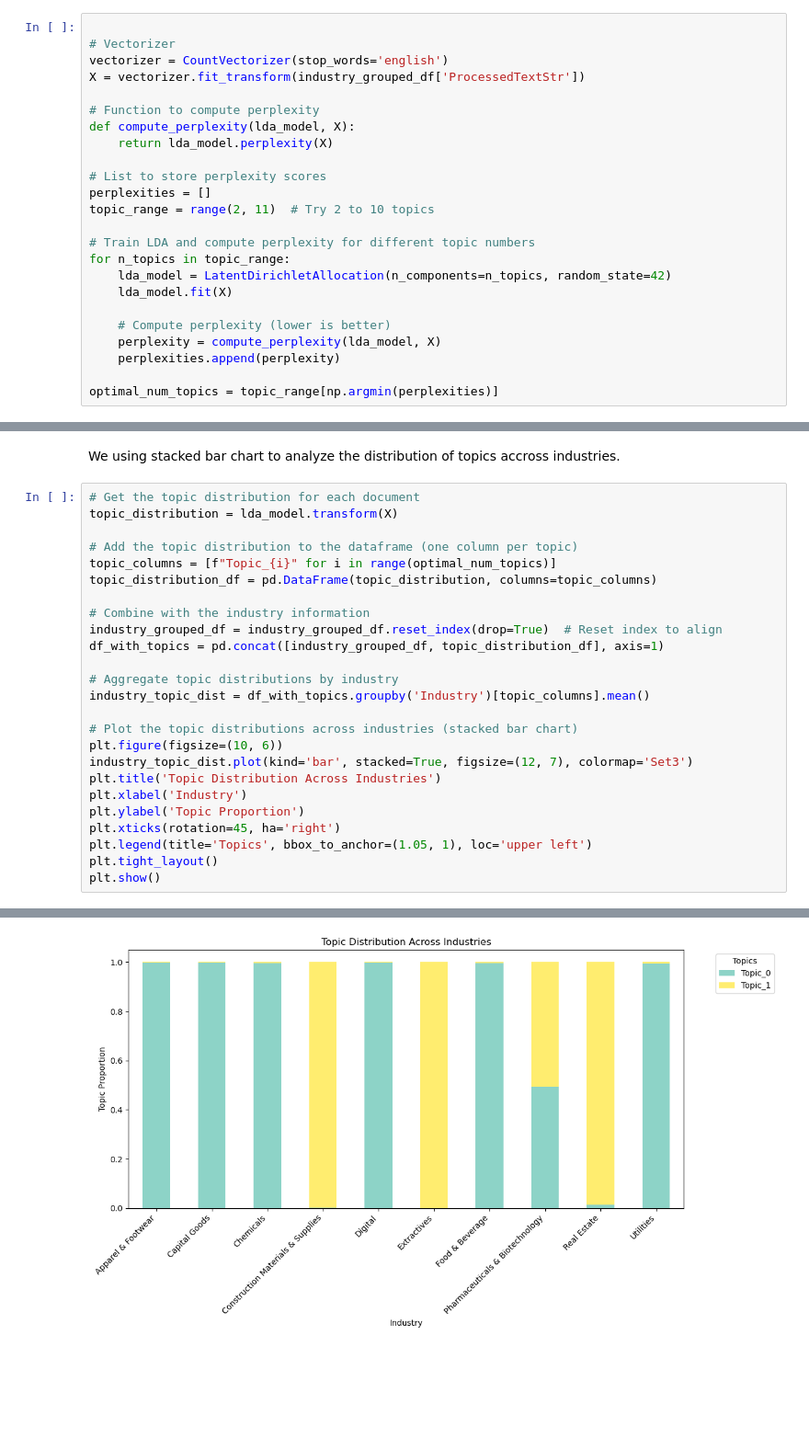
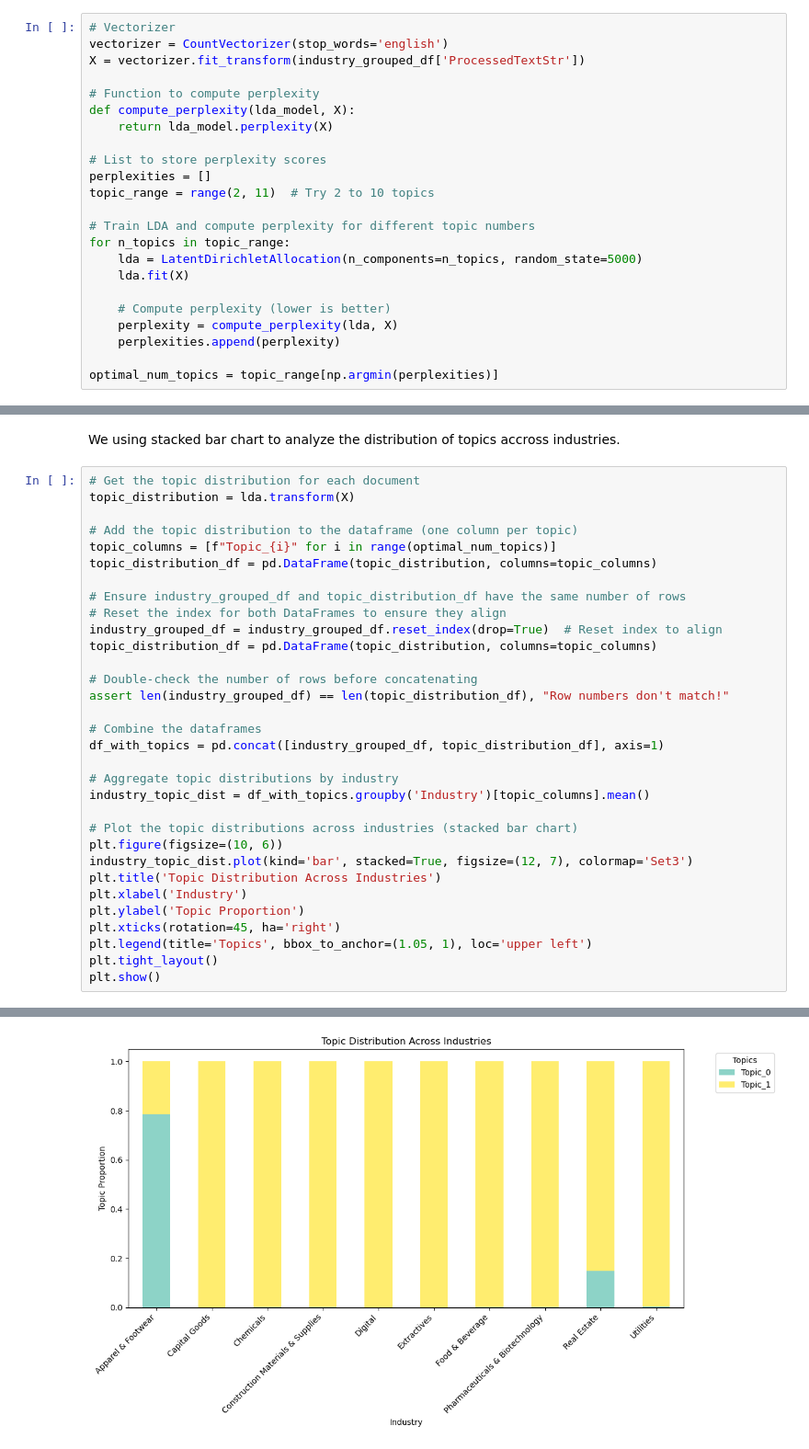
Before and after one commit to PENG-JY/InclusiveWorkplace_Study, a Jupyter notebook: technical-details/eda/main.ipynb, the cells around one changed output, grey strips where cells are left out. Shown at 92% size. Cells and saved outputs as stored; diff of their text form; blank space fills up the shorter version.

```diff
--- a/technical-details/eda/main.ipynb
+++ b/technical-details/eda/main.ipynb
@@ -454,7 +447,6 @@ industry_grouped_df['ProcessedTextStr'] = industry_grouped_df['ProcessedText'].a
 # %% [markdown]
 Next, we choose the optimal number of topics and run the modeling.
 # %%
-
 # Vectorizer
 vectorizer = CountVectorizer(stop_words='english')
 X = vectorizer.fit_transform(industry_grouped_df['ProcessedTextStr'])
@@ -469,11 +461,11 @@ topic_range = range(2, 11)  # Try 2 to 10 topics
 
 # Train LDA and compute perplexity for different topic numbers
 for n_topics in topic_range:
-    lda_model = LatentDirichletAllocation(n_components=n_topics, random_state=42)
-    lda_model.fit(X)
+    lda = LatentDirichletAllocation(n_components=n_topics, random_state=5000)
+    lda.fit(X)
 
     # Compute perplexity (lower is better)
-    perplexity = compute_perplexity(lda_model, X)
+    perplexity = compute_perplexity(lda, X)
     perplexities.append(perplexity)
 
 optimal_num_topics = topic_range[np.argmin(perplexities)]
@@ -495,32 +487,39 @@ Topic #1:
 We using stacked bar chart to analyze the distribution of topics accross industries.
 # %%
 # Get the topic distribution for each document
-topic_distribution = lda_model.transform(X)
+topic_distribution = lda.transform(X)
 
 # Add the topic distribution to the dataframe (one column per topic)
 topic_columns = [f"Topic_{i}" for i in range(optimal_num_topics)]
 topic_distribution_df = pd.DataFrame(topic_distribution, columns=topic_columns)
 
-# Combine with the industry information
+# Ensure industry_grouped_df and topic_distribution_df have the same number of rows
+# Reset the index for both DataFrames to ensure they align
 industry_grouped_df = industry_grouped_df.reset_index(drop=True)  # Reset index to align
+topic_distribution_df = pd.DataFrame(topic_distribution, columns=topic_columns)
+
+# Double-check the number of rows before concatenating
+assert len(industry_grouped_df) == len(topic_distribution_df), "Row numbers don't match!"
+
+# Combine the dataframes
 df_with_topics = pd.concat([industry_grouped_df, topic_distribution_df], axis=1)
 
 # Aggregate topic distributions by industry
 industry_topic_dist = df_with_topics.groupby('Industry')[topic_columns].mean()
 
 # Plot the topic distributions across industries (stacked bar chart)
 plt.figure(figsize=(10, 6))
 industry_topic_dist.plot(kind='bar', stacked=True, figsize=(12, 7), colormap='Set3')
 plt.title('Topic Distribution Across Industries')
 plt.xlabel('Industry')
 plt.ylabel('Topic Proportion')
 plt.xticks(rotation=45, ha='right')
 plt.legend(title='Topics', bbox_to_anchor=(1.05, 1), loc='upper left')
 plt.tight_layout()
 plt.show()
 # %% [output]
 <Figure size 1000x600 with 0 Axes>
-[figure, old version]
+[figure, new version]
 # %% [markdown]
 **Visual Observations**:
 
```
Also changed, not shown: parts of 12 cells of this notebook.
